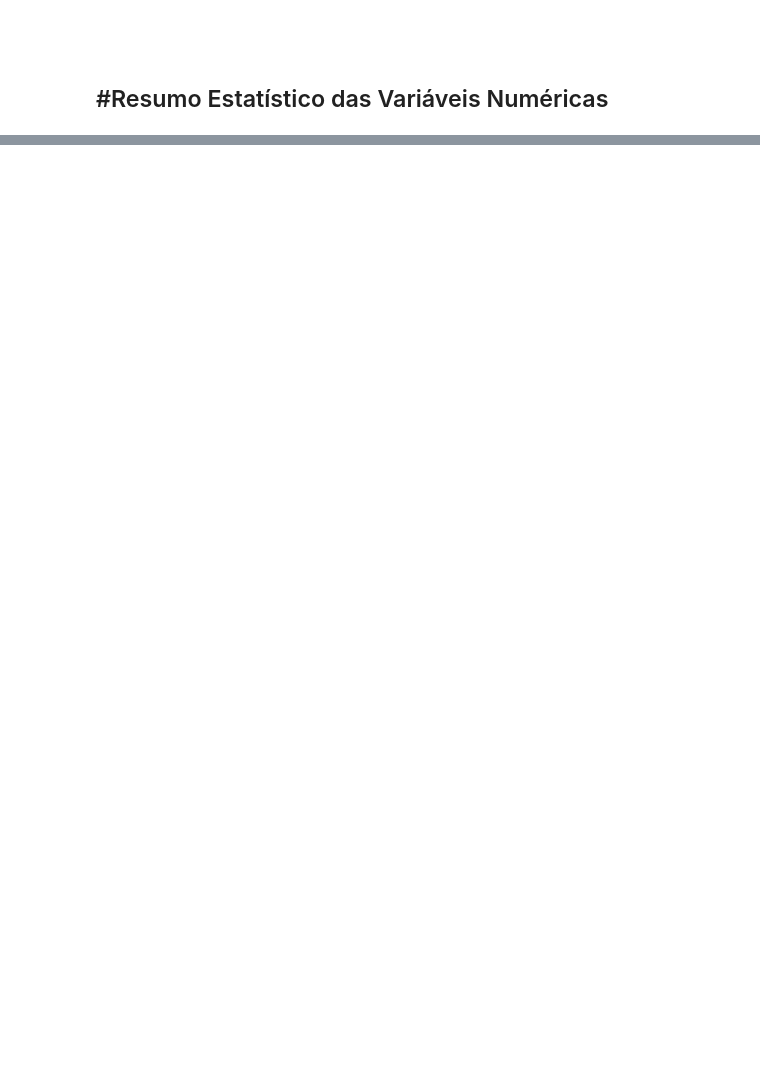
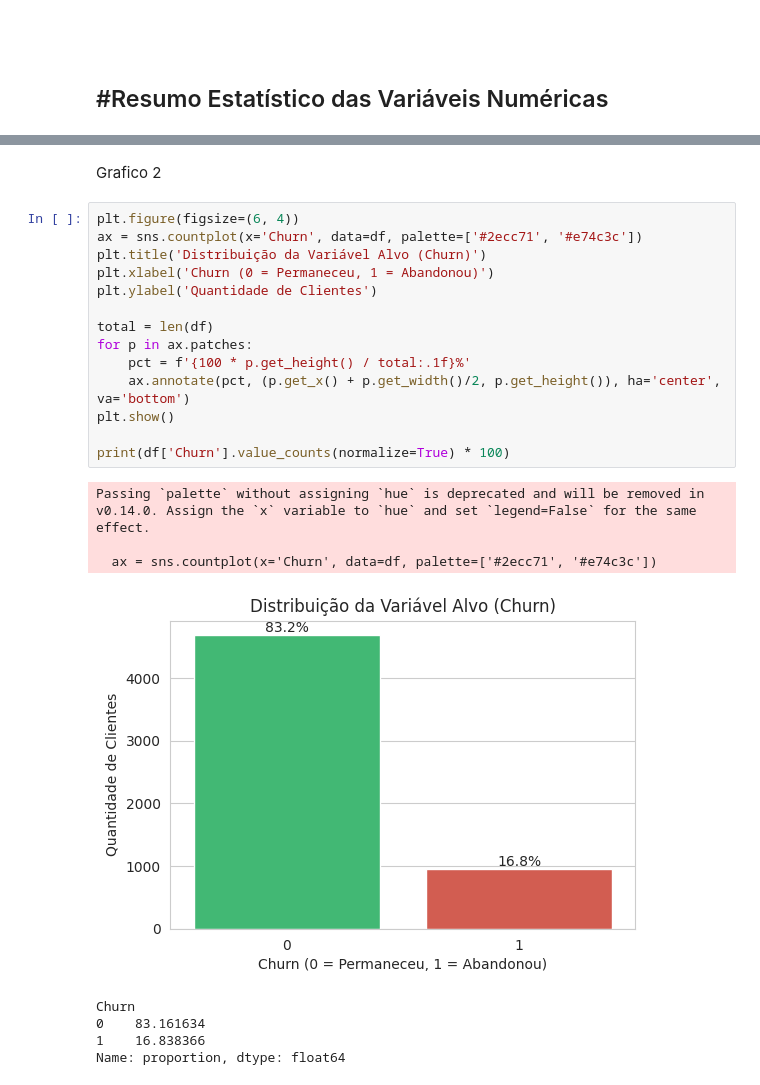
Before and after one commit to alegouvea75/Projeto-Avaliativo-final-Modulo1, a Jupyter notebook: Projeto_Avaliativo_semana_14.ipynb, the cells around one changed output, grey strips where cells are left out. Saved outputs shown, nothing was run; the diff lists cells and outputs as text; blank space fills up the shorter version.

```diff
--- a/Projeto_Avaliativo_semana_14.ipynb
+++ b/Projeto_Avaliativo_semana_14.ipynb
@@ -116,0 +158,25 @@ dtype: int64
+# %% [markdown]
+Grafico 2
+# %%
+plt.figure(figsize=(6, 4))
+ax = sns.countplot(x='Churn', data=df, palette=['#2ecc71', '#e74c3c'])
+plt.title('Distribuição da Variável Alvo (Churn)')
+plt.xlabel('Churn (0 = Permaneceu, 1 = Abandonou)')
+plt.ylabel('Quantidade de Clientes')
+
+total = len(df)
+for p in ax.patches:
+    pct = f'{100 * p.get_height() / total:.1f}%'
+    ax.annotate(pct, (p.get_x() + p.get_width()/2, p.get_height()), ha='center', va='bottom')
+plt.show()
+
+print(df['Churn'].value_counts(normalize=True) * 100)
+# %% [output]
+Passing `palette` without assigning `hue` is deprecated and will be removed in v0.14.0. Assign the `x` variable to `hue` and set `legend=False` for the same effect.
+
+  ax = sns.countplot(x='Churn', data=df, palette=['#2ecc71', '#e74c3c'])
+[figure, added]
+Churn
+0    83.161634
+1    16.838366
+Name: proportion, dtype: float64
```
Also changed, not shown: parts of 6 cells of this notebook.
